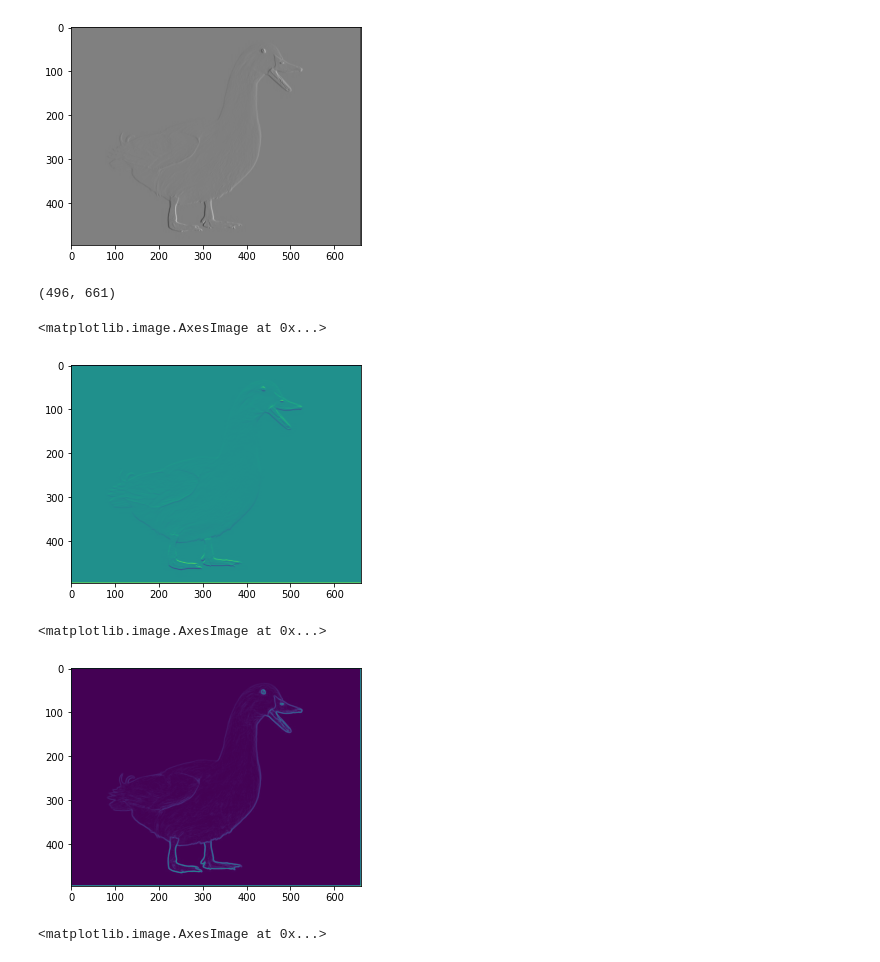
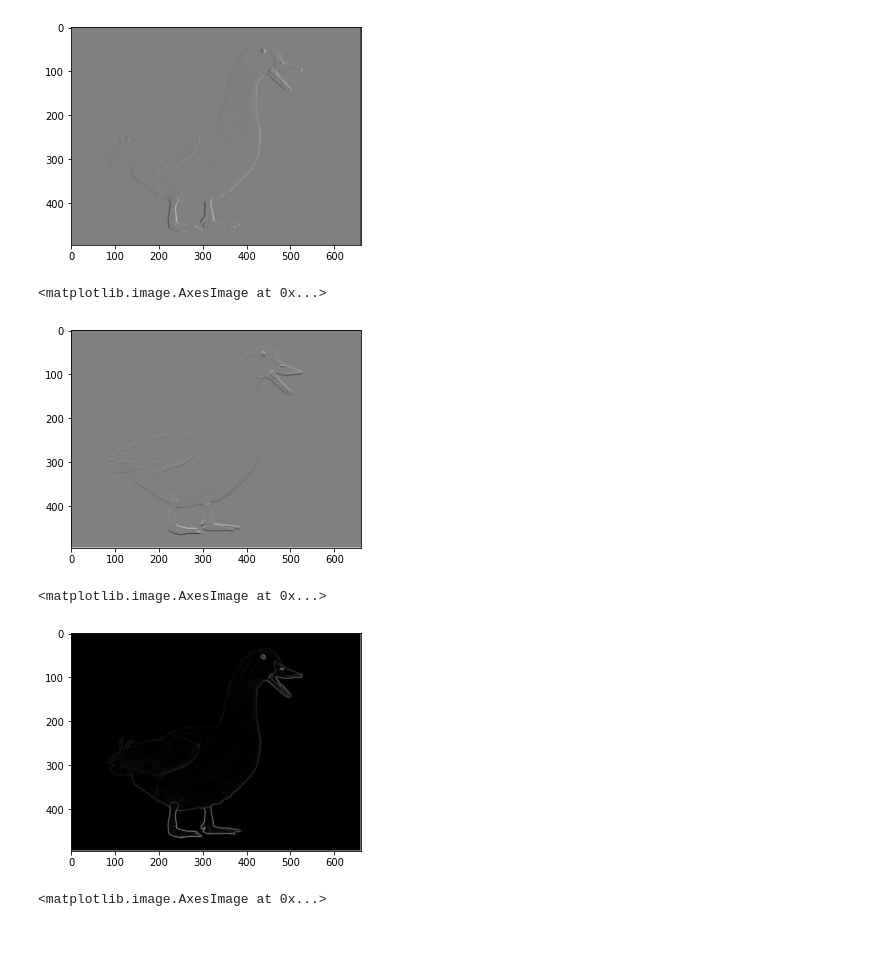
Before and after one commit to sohaibrabbani/image-classification-through-filter-bank, a Jupyter notebook: image-classification-filter-bank.ipynb, the cells around one changed output. Cells and saved outputs as stored; diff of their text form; code cells hidden in the pictures.

```diff
--- a/image-classification-filter-bank.ipynb
+++ b/image-classification-filter-bank.ipynb
@@ -182,22 +169,20 @@ plt.imshow(h_edges,cmap='gray')
 # %%
 # Initialize sobel vertical edge filter
 v_filter= np.array([[1, 2, 1], [0, 0, 0], [-1, -2, -1]], dtype = np.float)
 
 # Use your Conv2D filter to get vertical edges and display them.
 v_edges = conv2D(duck_gray, v_filter, 1, 1)
-print(v_edges.shape)
-plt.imshow(v_edges)
+plt.imshow(v_edges, cmap='gray')
 # %% [output]
-(496, 661)
+<matplotlib.image.AxesImage at 0x...>
-<matplotlib.image.AxesImage at 0x...>
-[figure, old version]
+[figure, new version]
 # %%
-# combine horizontal and vertical edges and display the final results
+# Combine horizontal and vertical edges and display the final results
 combined_edges = np.sqrt((h_edges)**2 + (v_edges)**2)
-plt.imshow(combined_edges)
+plt.imshow(combined_edges, cmap = 'gray')
 # %% [output]
 <matplotlib.image.AxesImage at 0x...>
-[figure, old version]
+[figure, new version]
 # %%
 plt.imshow(h_edges + v_edges, cmap='gray')
 # %% [output]
```
Also changed, not shown: parts of 9 cells of this notebook.
